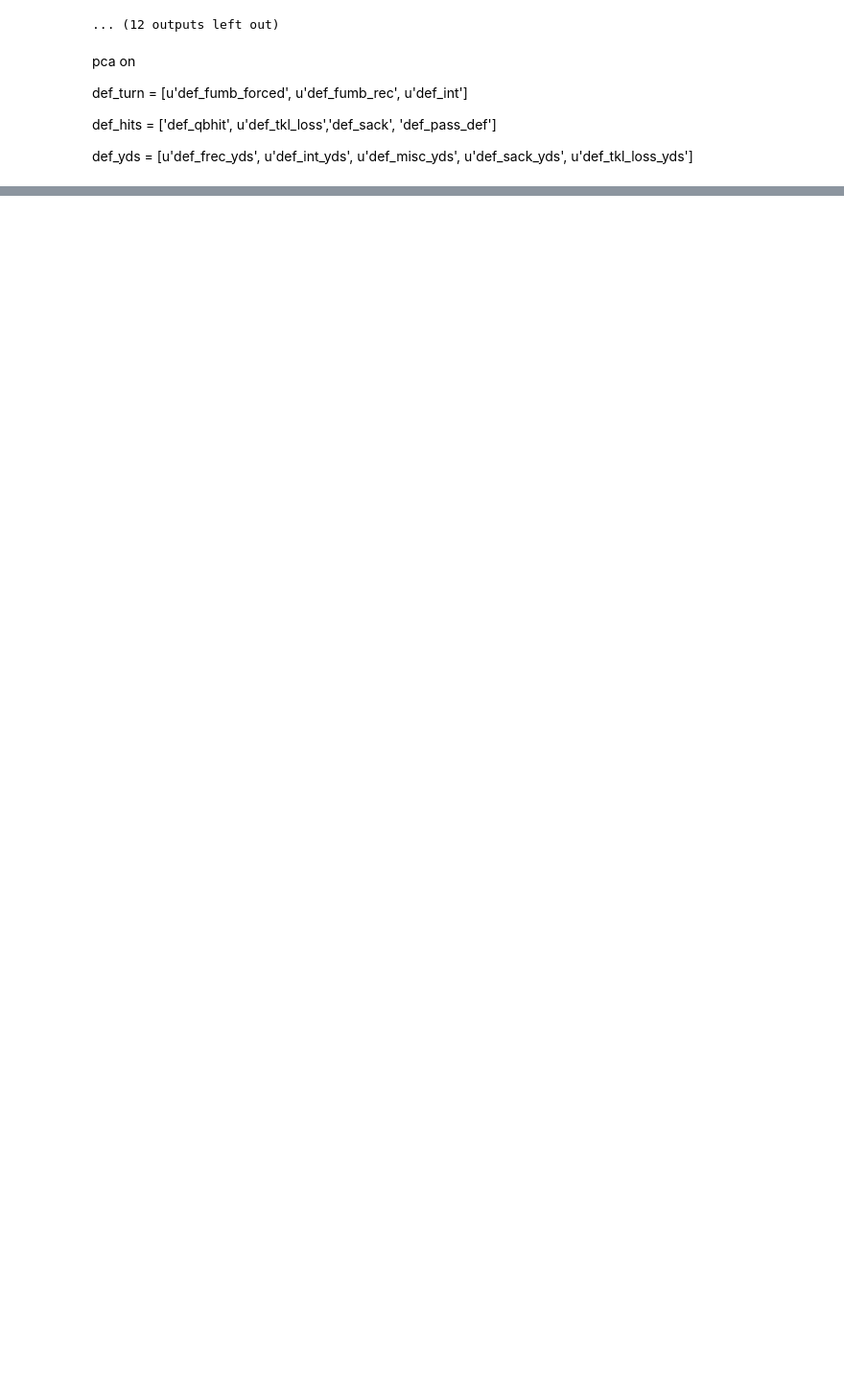
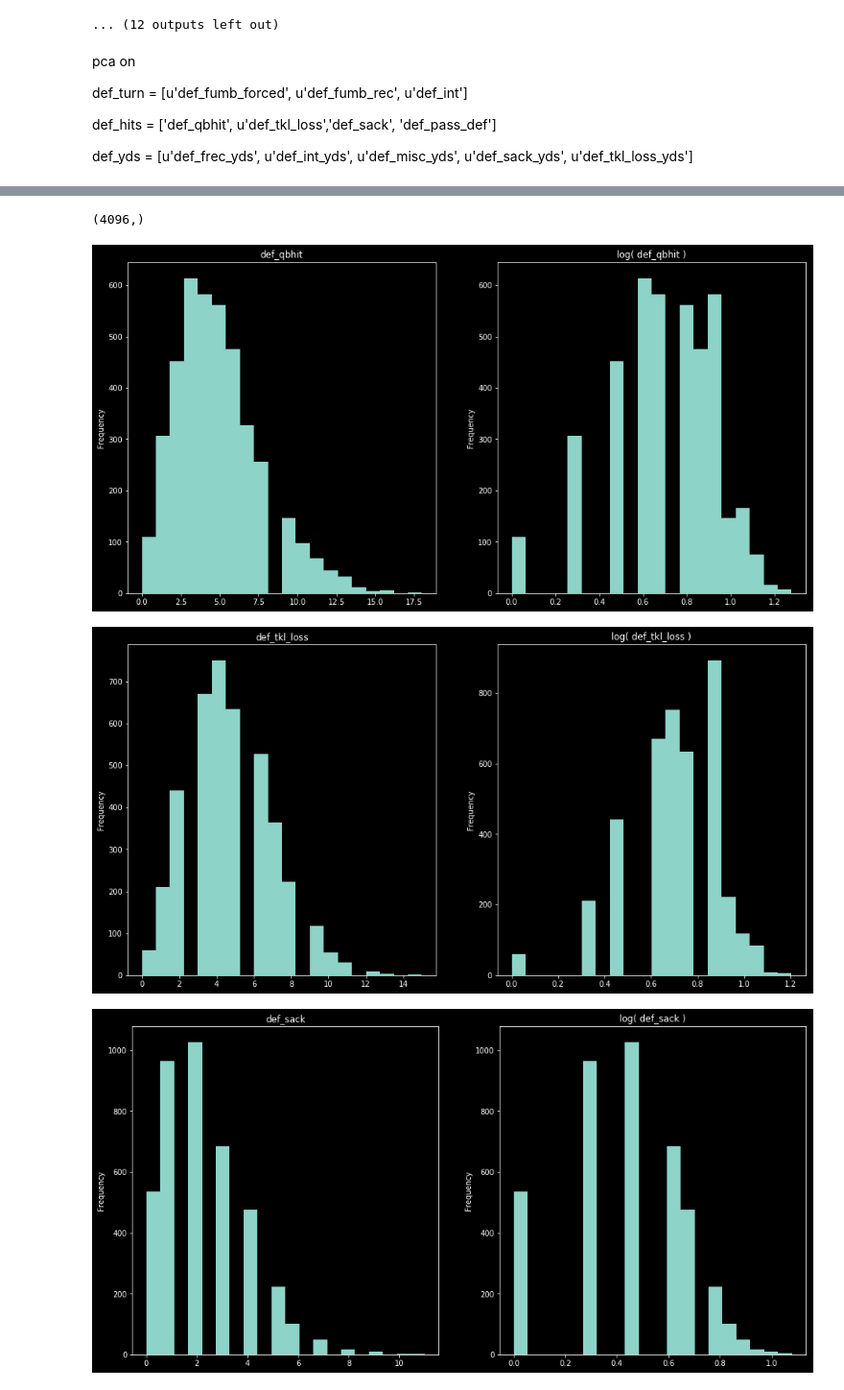
Before and after one commit to markertsean/Fantasy_Football, a Jupyter notebook: exploration/Team.ipynb, the cells around one changed output, grey strips where cells are left out. Shown at 96% size. Cells and saved outputs as stored; diff of their text form; code cells hidden in the pictures; blank space fills up the shorter version.

Commit message:
Did some shuffling of which parameters accepted

```diff
--- a/exploration/Team.ipynb
+++ b/exploration/Team.ipynb
@@ -571,0 +593,9 @@ def_yds = [u'def_frec_yds', u'def_int_yds', u'def_misc_yds', u'def_sack_yds', u'
+# %%
+new_frame = edited_df[def_turn].copy()
+
+for col in new_frame:
+    new_frame[col] = ( new_frame[col] - new_frame[col].min() ) / ( new_frame[col].max() - new_frame[col].min() )
+
+turnover_pca = PCA( n_components=2 )
+turnover_pca.fit( new_frame )
+turnover_pca.explained_variance_ratio_
@@ -571,0 +604,5 @@ def_yds = [u'def_frec_yds', u'def_int_yds', u'def_misc_yds', u'def_sack_yds', u'
+# %%
+foo = turnover_pca.transform( new_frame )
+foo[:,0].shape
+# %% [output]
+(4096,)
@@ -571,0 +613,15 @@ def_yds = [u'def_frec_yds', u'def_int_yds', u'def_misc_yds', u'def_sack_yds', u'
+# %%
+rcParams['figure.figsize'] = 16, 8
+
+# All are on the same rough scale, lets see PCA overlap
+new_frame = edited_df[def_hits]
+
+for col in new_frame:
+    fig, ax = plt.subplots(1,2)
+    new_frame[col].plot.hist( bins=20, title=col, ax=ax[0] )
+    np.log10(new_frame[col]+1).plot.hist( bins=20, title='log( '+col+' )', ax=ax[1] )
+    plt.show()
+# %% [output]
+[figure, added]
+[figure, added]
+[figure, added]
```
Also changed, not shown: parts of 28 cells of this notebook.
